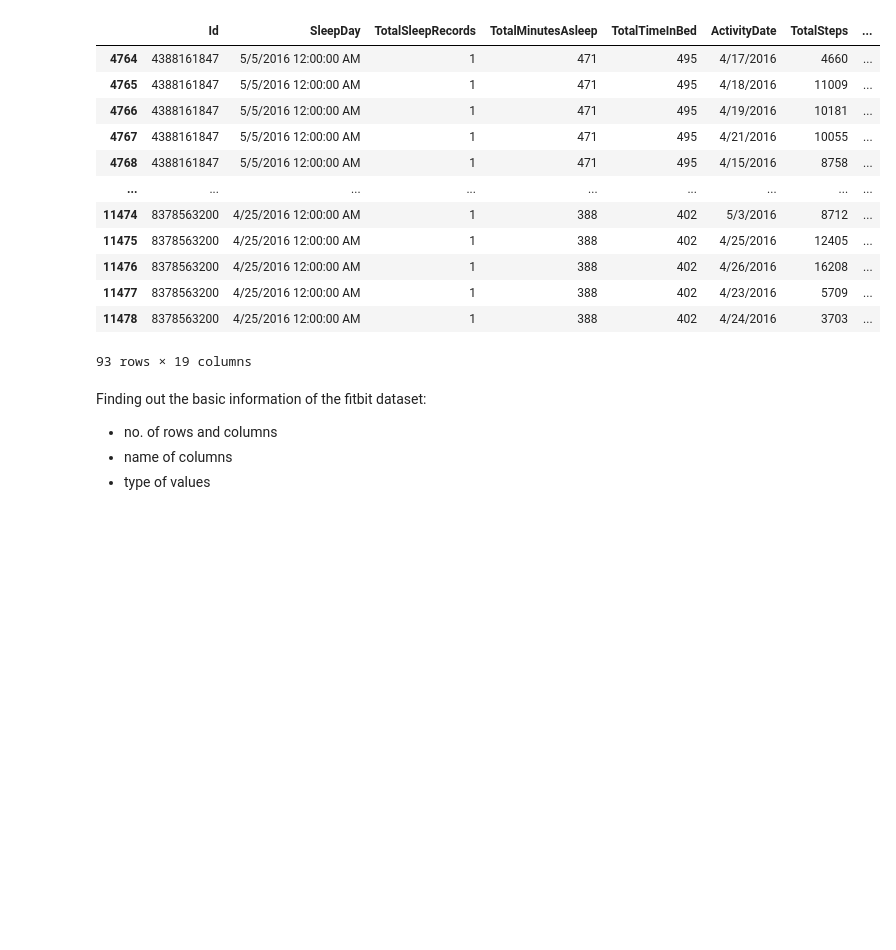
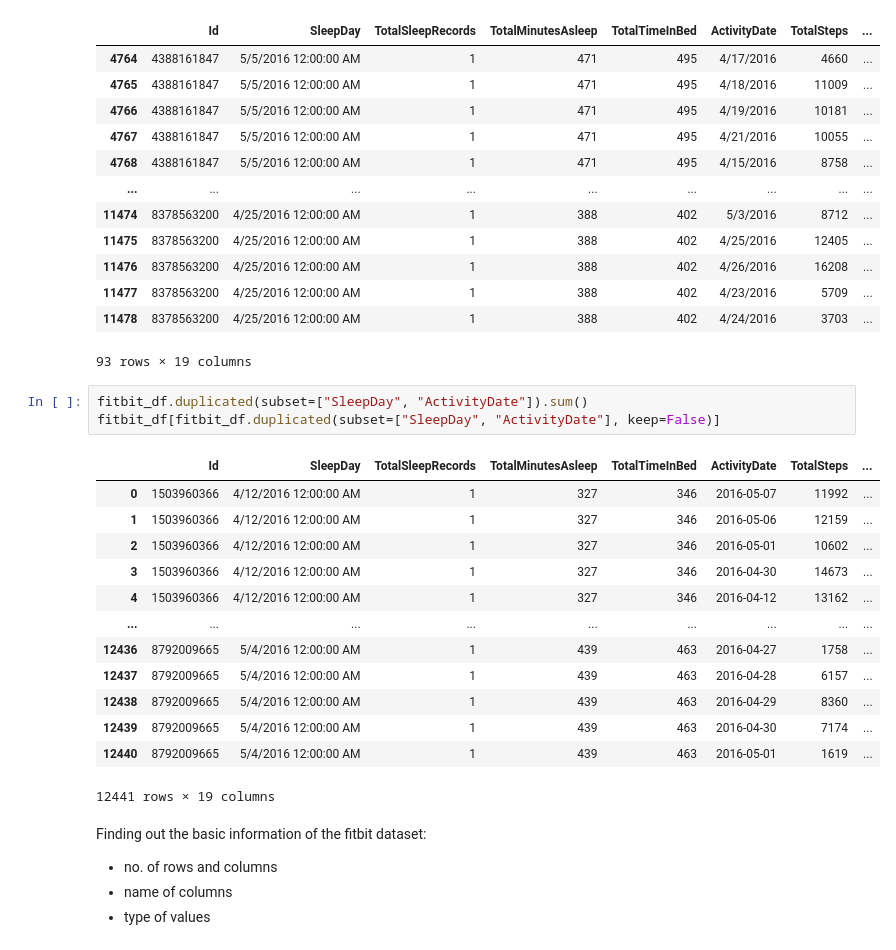
Before and after one commit to SheryllD/Project_SQL_Database, a Jupyter notebook: Data_Wrangling.ipynb, the cells around one changed output. Saved outputs shown, nothing was run; the diff lists cells and outputs as text; blank space fills up the shorter version.

```diff
--- a/Data_Wrangling.ipynb
+++ b/Data_Wrangling.ipynb
@@ -110,6 +110,23 @@ fitbit_df[fitbit_df.duplicated()]
 | 11477 | 8378563200 | 4/25/2016 12:00:00 AM | 1 | 388 | 402 | 4/23/2016 | 5709 | ... |
 | 11478 | 8378563200 | 4/25/2016 12:00:00 AM | 1 | 388 | 402 | 4/24/2016 | 3703 | ... |
 93 rows × 19 columns
+# %%
+fitbit_df.duplicated(subset=["SleepDay", "ActivityDate"]).sum()
+fitbit_df[fitbit_df.duplicated(subset=["SleepDay", "ActivityDate"], keep=False)]
+# %% [output]
+|  | Id | SleepDay | TotalSleepRecords | TotalMinutesAsleep | TotalTimeInBed | ActivityDate | TotalSteps | ... |
+| 0 | 1503960366 | 4/12/2016 12:00:00 AM | 1 | 327 | 346 | 2016-05-07 | 11992 | ... |
+| 1 | 1503960366 | 4/12/2016 12:00:00 AM | 1 | 327 | 346 | 2016-05-06 | 12159 | ... |
+| 2 | 1503960366 | 4/12/2016 12:00:00 AM | 1 | 327 | 346 | 2016-05-01 | 10602 | ... |
+| 3 | 1503960366 | 4/12/2016 12:00:00 AM | 1 | 327 | 346 | 2016-04-30 | 14673 | ... |
+| 4 | 1503960366 | 4/12/2016 12:00:00 AM | 1 | 327 | 346 | 2016-04-12 | 13162 | ... |
+| ... | ... | ... | ... | ... | ... | ... | ... | ... |
+| 12436 | 8792009665 | 5/4/2016 12:00:00 AM | 1 | 439 | 463 | 2016-04-27 | 1758 | ... |
+| 12437 | 8792009665 | 5/4/2016 12:00:00 AM | 1 | 439 | 463 | 2016-04-28 | 6157 | ... |
+| 12438 | 8792009665 | 5/4/2016 12:00:00 AM | 1 | 439 | 463 | 2016-04-29 | 8360 | ... |
+| 12439 | 8792009665 | 5/4/2016 12:00:00 AM | 1 | 439 | 463 | 2016-04-30 | 7174 | ... |
+| 12440 | 8792009665 | 5/4/2016 12:00:00 AM | 1 | 439 | 463 | 2016-05-01 | 1619 | ... |
+12441 rows × 19 columns
 # %% [markdown]
 Finding out the basic information of the fitbit dataset:
 - no. of rows and columns
```
